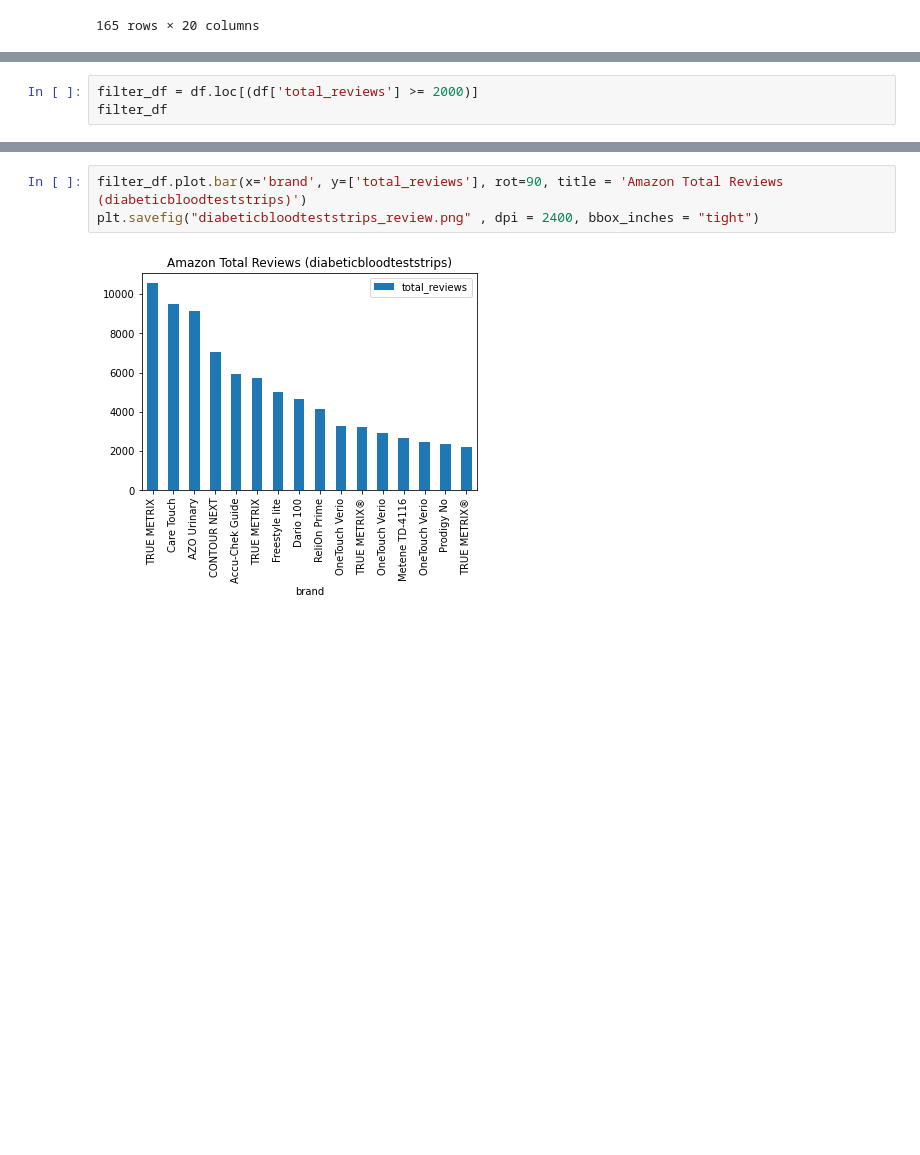
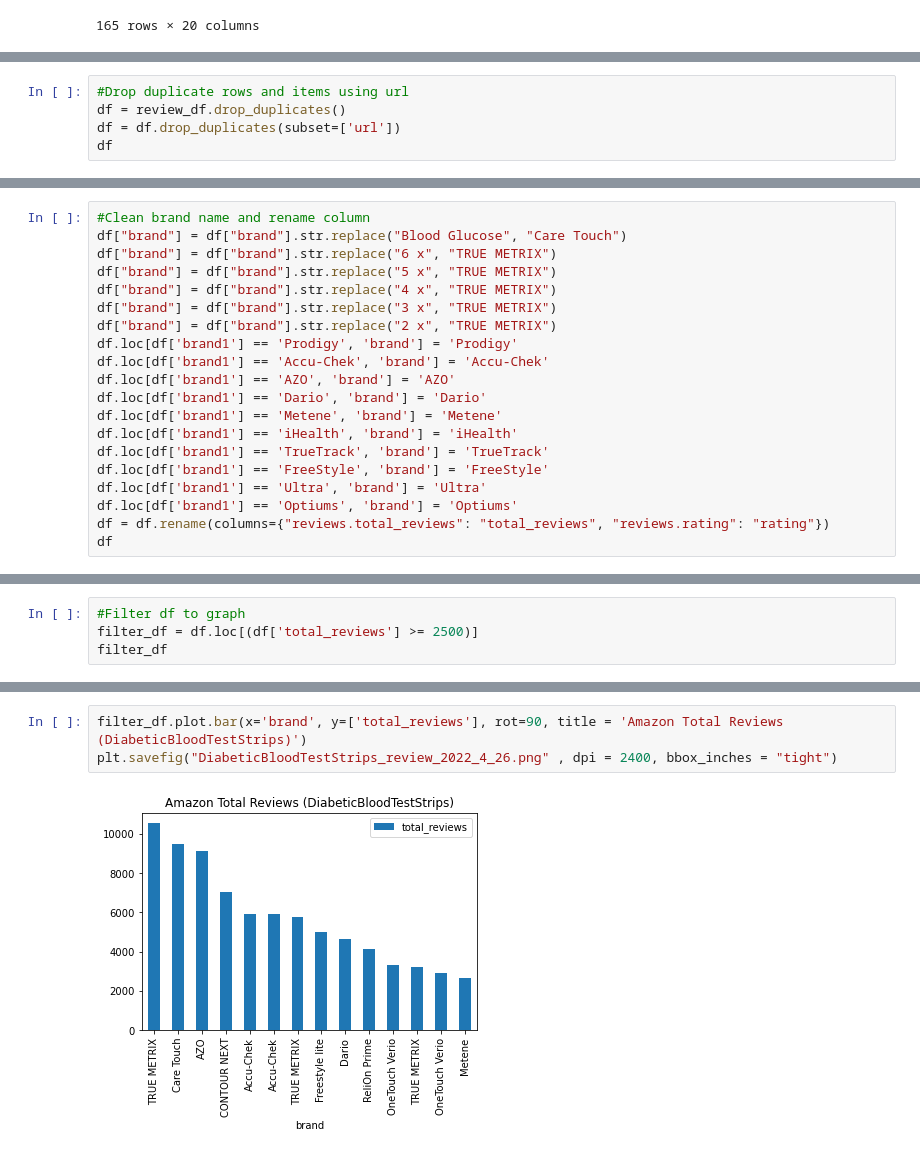
Before and after one commit to jjwu1019/Amazon_DiabeticTestStrip_Review, a Jupyter notebook: diabeticbloodteststrips_review_raw_Reviews_Analysis.ipynb, the cells around one changed output, grey strips where cells are left out. Drawn from its saved outputs; the diff is of its cells as text; blank space fills up the shorter version.

```diff
--- a/diabeticbloodteststrips_review_raw_Reviews_Analysis.ipynb
+++ b/diabeticbloodteststrips_review_raw_Reviews_Analysis.ipynb
@@ -53,0 +26,5 @@ df["brand"] = df["brand"].str.replace("6 x", "TRUE METRIX®")
+# %%
+#Drop duplicate rows and items using url
+df = review_df.drop_duplicates()
+df = df.drop_duplicates(subset=['url'])
+df
@@ -53,0 +101,20 @@ df["brand"] = df["brand"].str.replace("6 x", "TRUE METRIX®")
+# %%
+#Clean brand name and rename column
+df["brand"] = df["brand"].str.replace("Blood Glucose", "Care Touch")
+df["brand"] = df["brand"].str.replace("6 x", "TRUE METRIX")
+df["brand"] = df["brand"].str.replace("5 x", "TRUE METRIX")
+df["brand"] = df["brand"].str.replace("4 x", "TRUE METRIX")
+df["brand"] = df["brand"].str.replace("3 x", "TRUE METRIX")
+df["brand"] = df["brand"].str.replace("2 x", "TRUE METRIX")
+df.loc[df['brand1'] == 'Prodigy', 'brand'] = 'Prodigy'
+df.loc[df['brand1'] == 'Accu-Chek', 'brand'] = 'Accu-Chek'
+df.loc[df['brand1'] == 'AZO', 'brand'] = 'AZO'
+df.loc[df['brand1'] == 'Dario', 'brand'] = 'Dario'
+df.loc[df['brand1'] == 'Metene', 'brand'] = 'Metene'
+df.loc[df['brand1'] == 'iHealth', 'brand'] = 'iHealth'
+df.loc[df['brand1'] == 'TrueTrack', 'brand'] = 'TrueTrack'
+df.loc[df['brand1'] == 'FreeStyle', 'brand'] = 'FreeStyle'
+df.loc[df['brand1'] == 'Ultra', 'brand'] = 'Ultra'
+df.loc[df['brand1'] == 'Optiums', 'brand'] = 'Optiums'
+df = df.rename(columns={"reviews.total_reviews": "total_reviews", "reviews.rating": "rating"})
+df
@@ -55,6 +137,7 @@ df["brand"] = df["brand"].str.replace("6 x", "TRUE METRIX®")
 df.to_csv("diabeticbloodteststrips_review_clean_v1.csv", index=False, header=True)
 # %%
-filter_df = df.loc[(df['total_reviews'] >= 2000)]
+#Filter df to graph
+filter_df = df.loc[(df['total_reviews'] >= 2500)]
 filter_df
 # %% [output]
 |  | title | bestSeller | amazonPrime | score | total_reviews | rating | asin | url | brand1 | brand2 | ... |
@@ -77,5 +158,5 @@ filter_df
 # %%
-filter_df.plot.bar(x='brand', y=['total_reviews'], rot=90, title = 'Amazon Total Reviews (diabeticbloodteststrips)')
-plt.savefig("diabeticbloodteststrips_review.png" , dpi = 2400, bbox_inches = "tight")
+filter_df.plot.bar(x='brand', y=['total_reviews'], rot=90, title = 'Amazon Total Reviews (DiabeticBloodTestStrips)')
+plt.savefig("DiabeticBloodTestStrips_review_2022_4_26.png" , dpi = 2400, bbox_inches = "tight")
 # %% [output]
-[figure, old version]
+[figure, new version]
```
Also changed, not shown: parts of 16 cells of this notebook, 10 other files.
